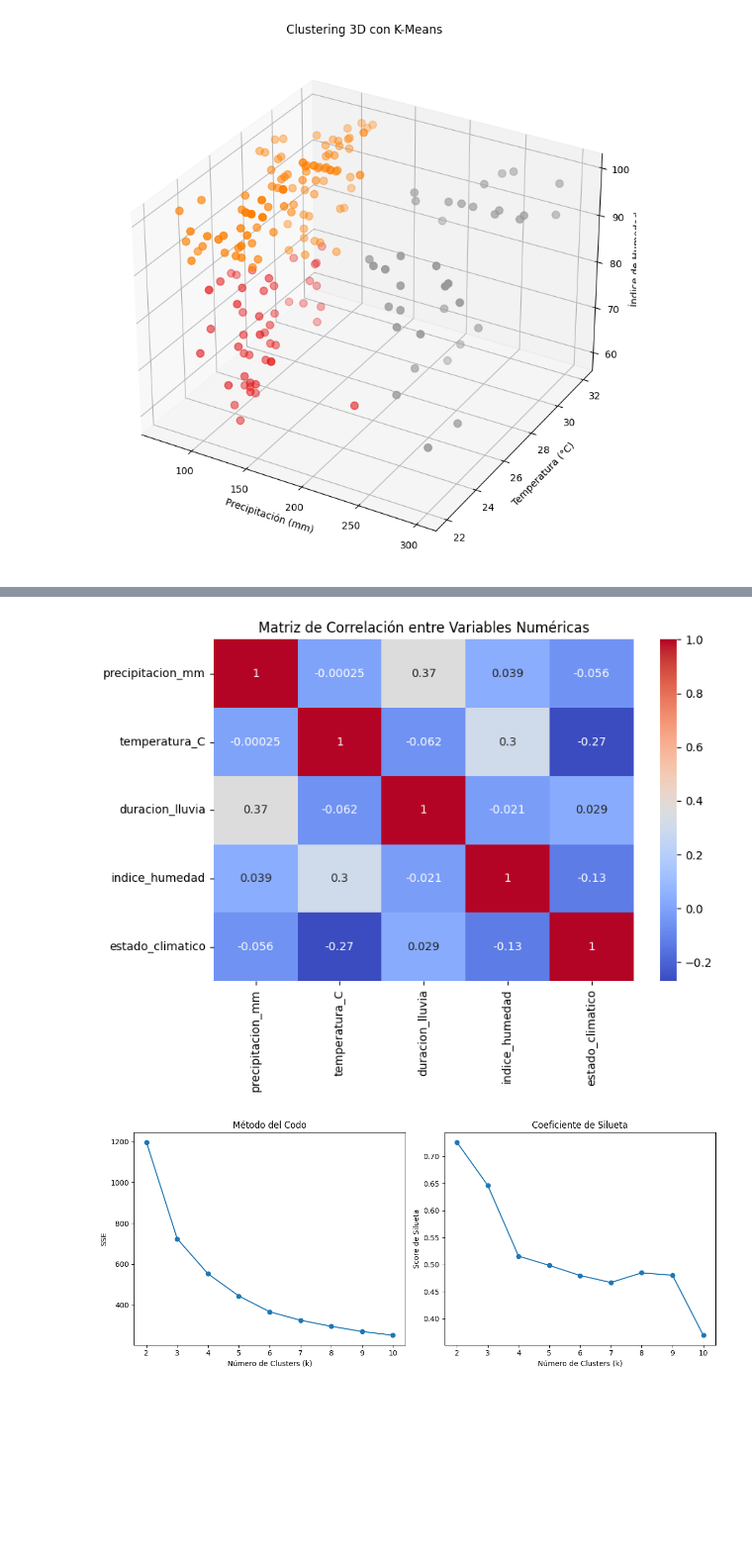
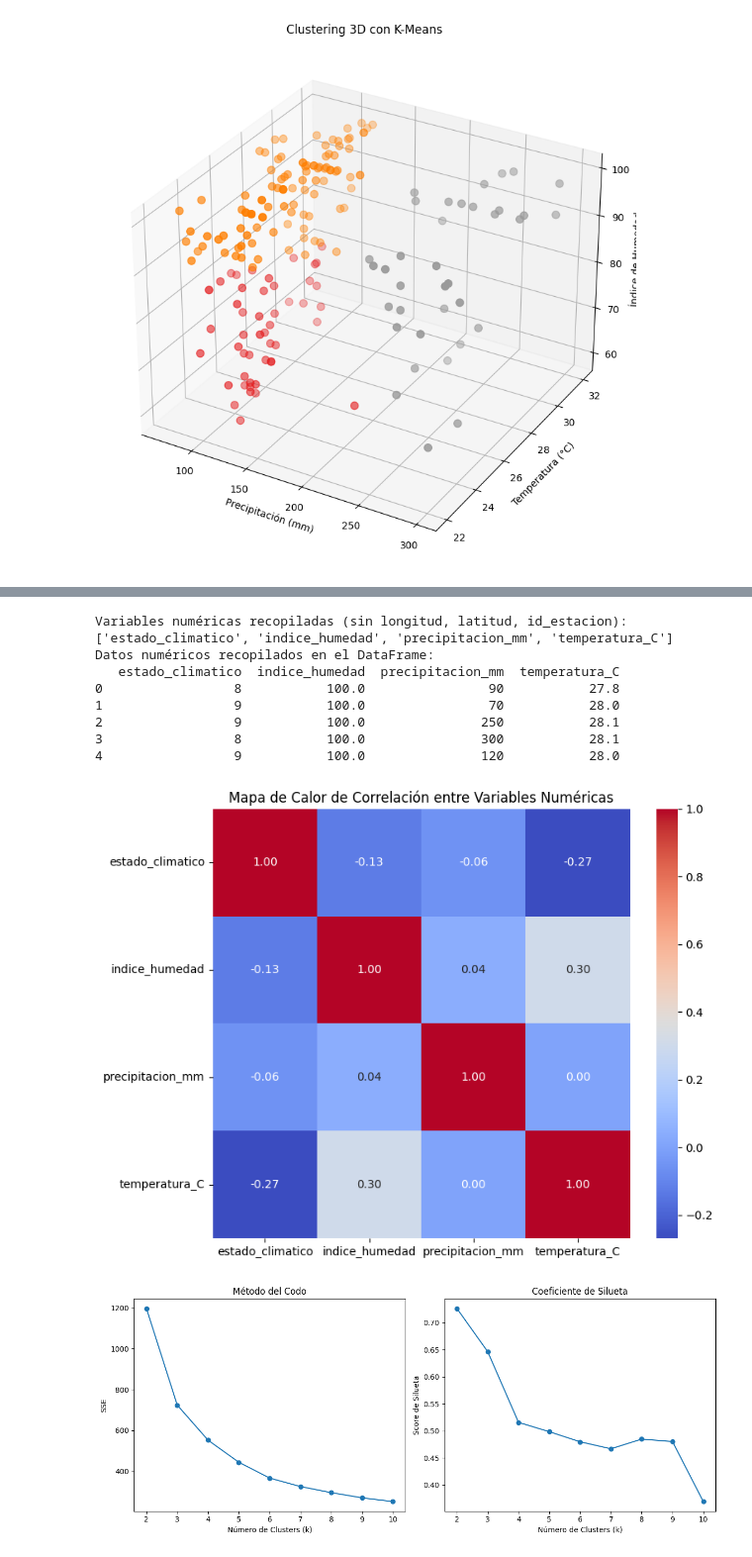
Before and after one commit to Jhonevin/proyecto_bootcam, a Jupyter notebook: main2.ipynb, the cells around one changed output, grey strips where cells are left out. Shown at 99% size. Drawn from its saved outputs; the diff is of its cells as text; code cells hidden in the pictures; blank space fills up the shorter version.

```diff
--- a/main2.ipynb
+++ b/main2.ipynb
@@ -669,22 +486,0 @@ fig.show()
-# %%
-# Gráfico de barras: Eventos de Inundación por Año e Intensidad
-import pandas as pd
-import seaborn as sns
-import matplotlib.pyplot as plt
-
-# Cargar datos
-bd_inundacion = pd.read_csv("inundaciones lluvias.csv")
-bd_inundacion['registro_fecha'] = pd.to_datetime(bd_inundacion['registro_fecha'], format='%d/%m/%Y')
-
-# Extraer año
-bd_inundacion['año'] = bd_inundacion['registro_fecha'].dt.year
-eventos_año = bd_inundacion.groupby(['año', 'intensidad']).size().unstack(fill_value=0)
-
-# Gráfico
-eventos_año.plot(kind='bar', stacked=True, figsize=(10, 6), colormap='Set2')
-plt.title('Eventos de Inundación por Año e Intensidad')
-plt.xlabel('Año')
-plt.ylabel('Número de Eventos')
-plt.legend(title='Intensidad')
-plt.tight_layout()
-plt.show()
@@ -1280,12 +1088,34 @@ plt.show()
 # %%
-#Heatmap de correlación de variables numéricas
+import seaborn as sns
+import matplotlib.pyplot as plt
+
+# Seleccionar solo columnas numéricas relevantes (sin longitud, latitud, id_estacion)
+numericas = bd_inundacion[['estado_climatico', 'indice_humedad', 'precipitacion_mm', 'temperatura_C']]
+
+print("Variables numéricas recopiladas (sin longitud, latitud, id_estacion):")
+print(numericas.columns.tolist())
+print("Datos numéricos recopilados en el DataFrame:")
+print(numericas.head())
+
+corr_matrix = numericas.corr()
+
+# Graficar el heatmap
 plt.figure(figsize=(8, 6))
-sns.heatmap(bd_inundacion[['precipitacion_mm', 'temperatura_C', 'duracion_lluvia', 'indice_humedad', 'estado_climatico']].corr(), annot=True, cmap='coolwarm')
-plt.title('Matriz de Correlación entre Variables Numéricas')
+sns.heatmap(corr_matrix, annot=True, cmap='coolwarm', fmt='.2f')
+plt.title('Mapa de Calor de Correlación entre Variables Numéricas')
 plt.tight_layout()
 plt.show()
 # %% [output]
+Variables numéricas recopiladas (sin longitud, latitud, id_estacion):
+['estado_climatico', 'indice_humedad', 'precipitacion_mm', 'temperatura_C']
+Datos numéricos recopilados en el DataFrame:
+   estado_climatico  indice_humedad  precipitacion_mm  temperatura_C
+0                 8           100.0                90           27.8
+1                 9           100.0                70           28.0
+2                 9           100.0               250           28.1
+3                 8           100.0               300           28.1
+4                 9           100.0               120           28.0
-[figure, old version]
+[figure, new version]
 # %%
 # Determinar el mejor número de clusters para KMeans
 from sklearn.cluster import KMeans
```
Also changed, not shown: parts of 32 cells of this notebook, 4 other files.
